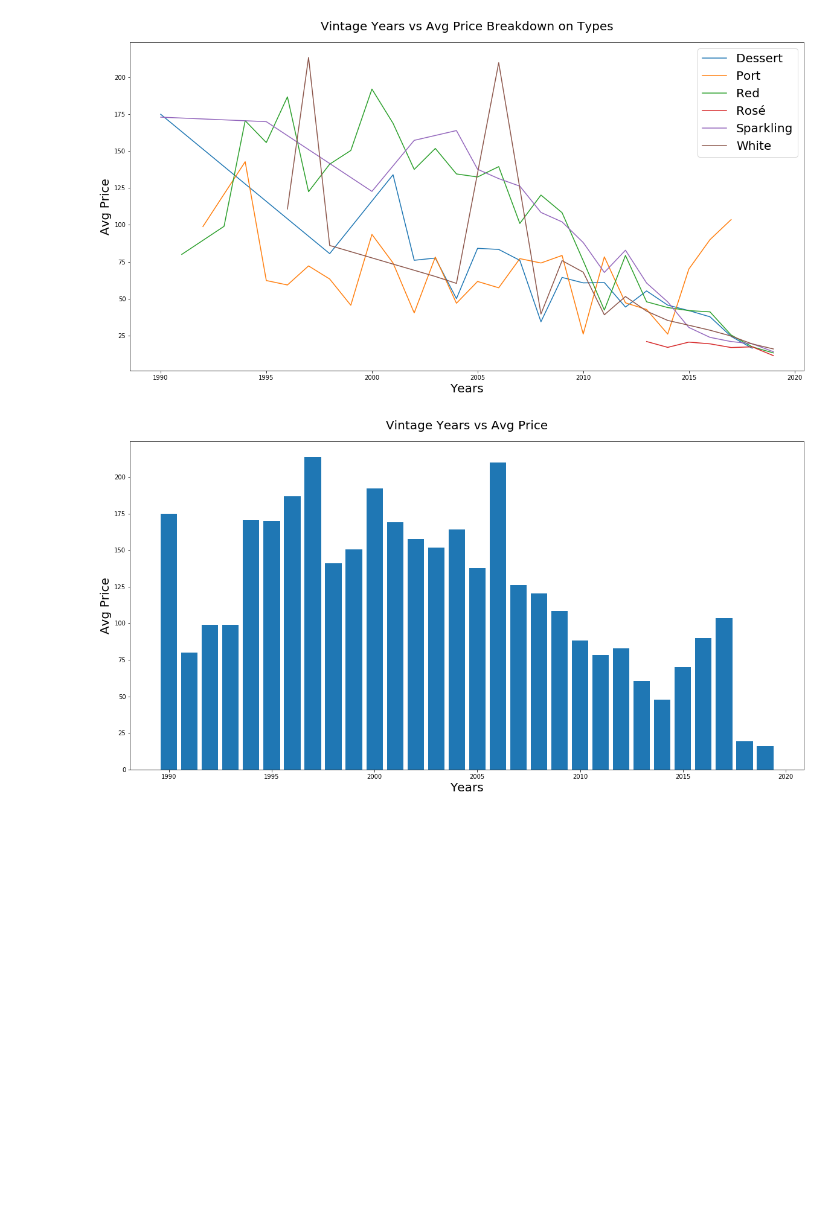
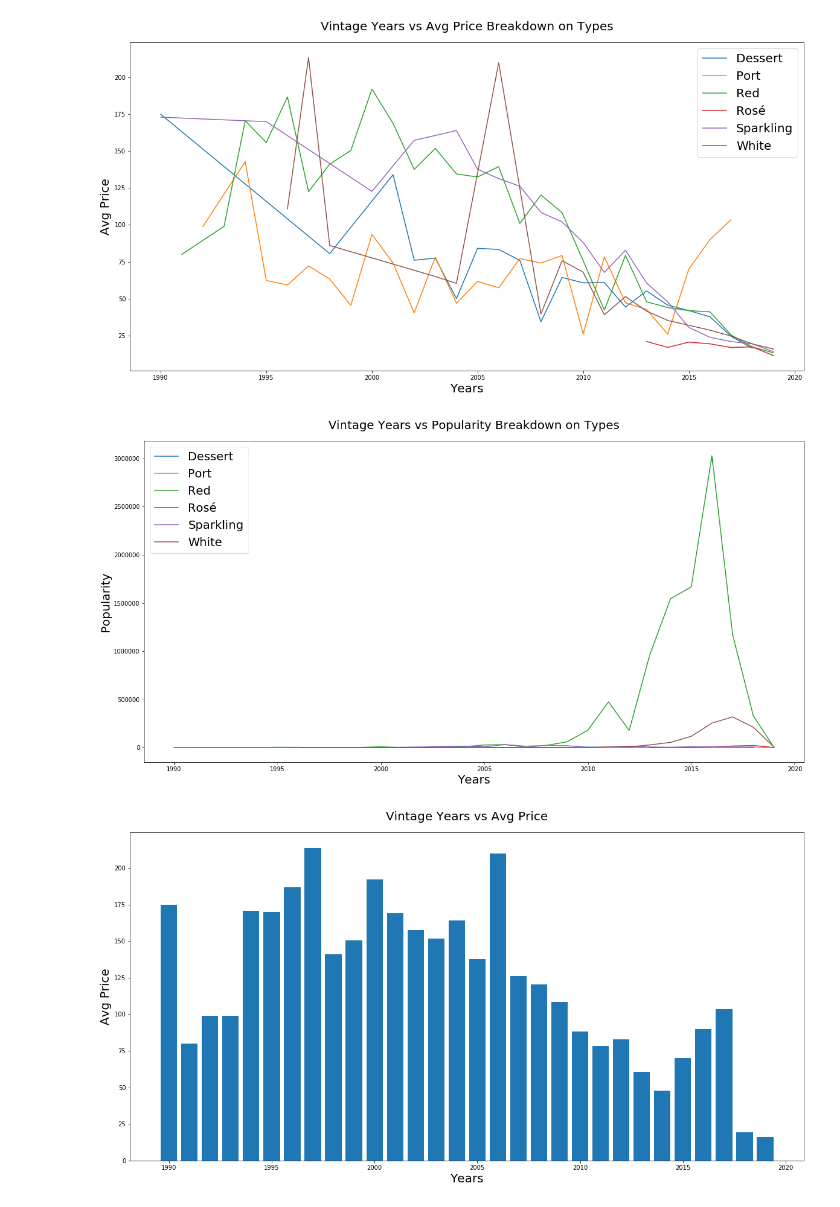
Before and after one commit to yueweng/wine-predictions, a Jupyter notebook: capstone.ipynb, the cells around one changed output. Cells and saved outputs as stored; diff of their text form; code cells hidden in the pictures; blank space fills up the shorter version.

```diff
--- a/capstone.ipynb
+++ b/capstone.ipynb
@@ -204,6 +169,20 @@ fig.savefig('images/vintage_price_plot_types.png', bbox_inches = "tight")
 #     ax.bar(tg['vintage'] + 0.2*idx, tg['price'], label=r, width=0.2)
 # %% [output]
 [figure]
+# %%
+fig, ax = plt.subplots(figsize=[20, 10])
+
+for idx, ty in enumerate(unique_type):
+    tg = vintage_df_group[vintage_df_group['type'] == ty]
+    ax.plot(tg['vintage'], tg['num_ratings'], label=ty)
+
+ax.set_title('Vintage Years vs Popularity Breakdown on Types', fontsize=20, pad=20)
+ax.set_xlabel('Years', fontsize=20)
+ax.set_ylabel('Popularity', fontsize=20)
+plt.legend(fontsize=20)
+fig.savefig('images/vintage_popularity_plot_types.png', bbox_inches = "tight")
+# %% [output]
+[figure, added]
 # %%
 fig, ax = plt.subplots(figsize=[20, 10])
 
```
Also changed, not shown: parts of 36 cells of this notebook, 12 other files.
